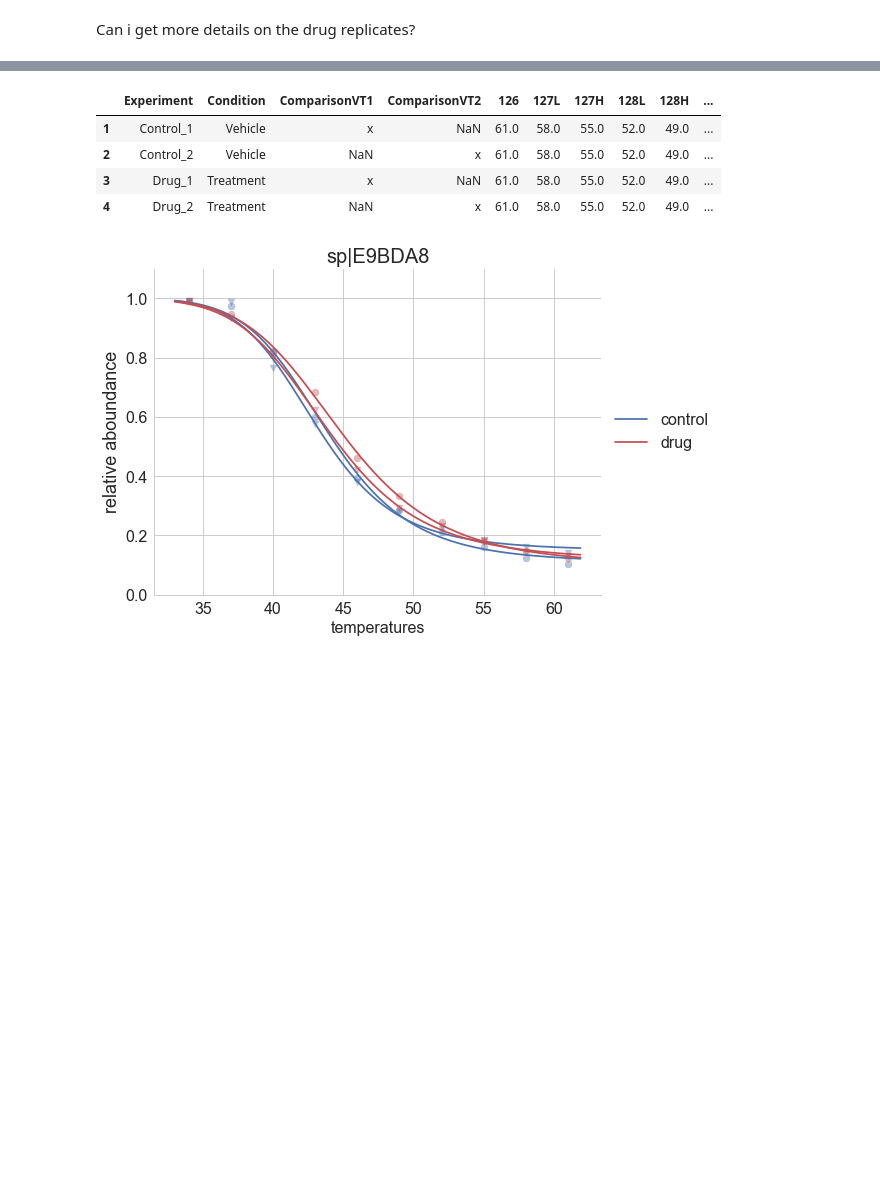
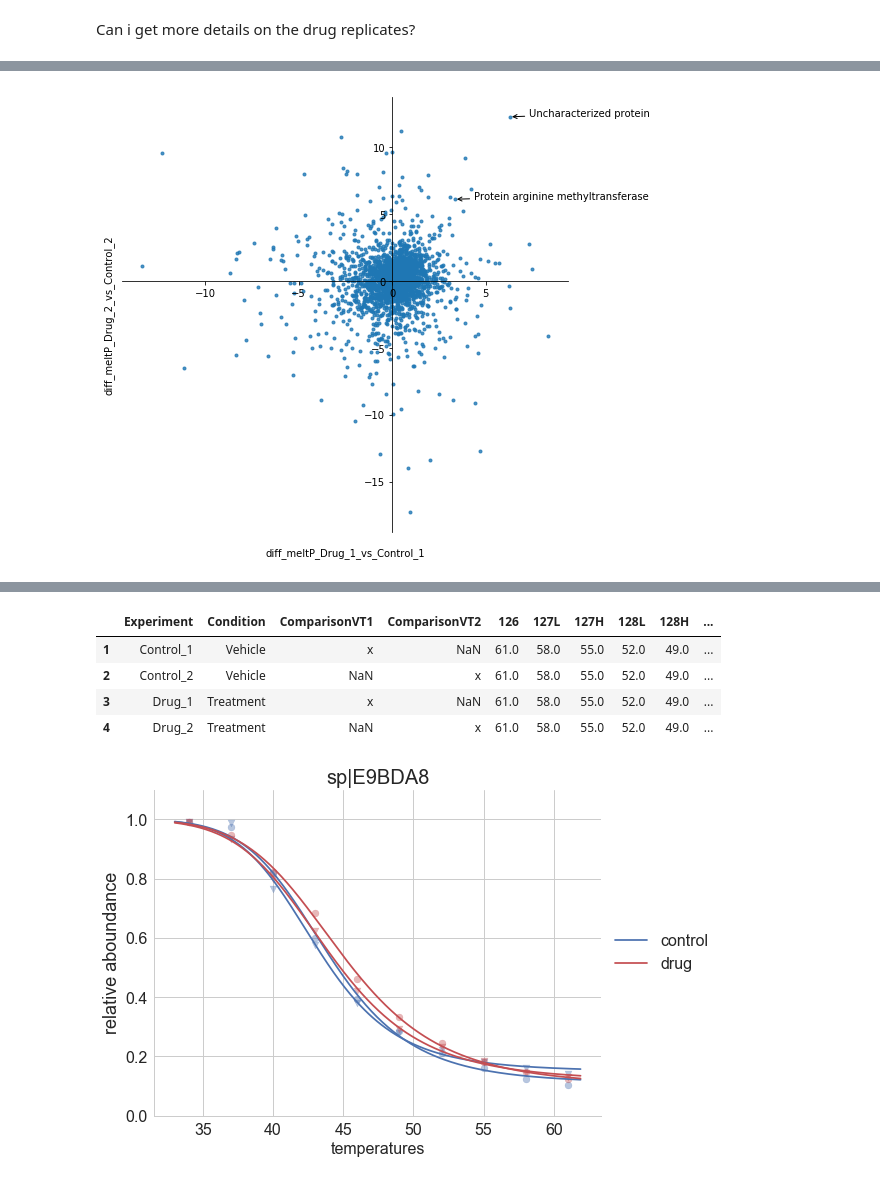
Before and after one commit to mtinti/tpp_visualization, a Jupyter notebook: visualize_protein.ipynb, the cells around one changed output, grey strips where cells are left out. Drawn from its saved outputs; the diff is of its cells as text; code cells hidden in the pictures; blank space fills up the shorter version.

Commit message:
add tm diff plot

```diff
--- a/visualize_protein.ipynb
+++ b/visualize_protein.ipynb
@@ -78,0 +79,48 @@ sns.jointplot(x="meltPoint_Drug_1",
+# %%
+
+
+df_data['T_diff_1']=np.log1p(df_data["diff_meltP_Drug_1_vs_Control_1"])
+df_data['T_diff_2']=np.log1p(df_data["diff_meltP_Drug_2_vs_Control_2"])
+
+
+fig, ax = plt.subplots(figsize=(8,8))
+sns.regplot(
+    x="diff_meltP_Drug_1_vs_Control_1",#x='T_diff_1',#
+    y="diff_meltP_Drug_2_vs_Control_2",#y='T_diff_2',#
+    data=df_data,
+    fit_reg=False,
+    marker='.',
+    ax=ax
+            )
+
+#kind="reg")
+ax.spines['left'].set_position(('data',0.0))
+ax.spines['bottom'].set_position(('data',0.0))
+ax.spines['right'].set_color('none')
+ax.spines['top'].set_color('none')
+ax.xaxis.labelpad=250
+ax.yaxis.labelpad=250
+
+
+
+def add_label(protein='tr|E9BP90',
+              text_to_use='my prot'):
+    temp = df_data.loc[protein]
+    x=temp["diff_meltP_Drug_1_vs_Control_1"]
+    y=temp["diff_meltP_Drug_2_vs_Control_2"]
+    #print (x,y)
+    plt.annotate(
+    text_to_use,
+    xy=(x,y),
+    xytext=(x+1,y),
+    arrowprops=dict(arrowstyle='->')
+)
+add_label(protein='tr|E9BFY4',
+         text_to_use='Protein arginine methyltransferase')
+add_label(protein='tr|E9BCX4',
+          text_to_use='Uncharacterized protein')
+
+plt.show()
+#diff_meltP_Drug_1_vs_Control_1,diff_meltP_Drug_2_vs_Control_2.set_color('none')
+# %% [output]
+[figure, added]
```
Also changed, not shown: parts of 4 cells of this notebook.
